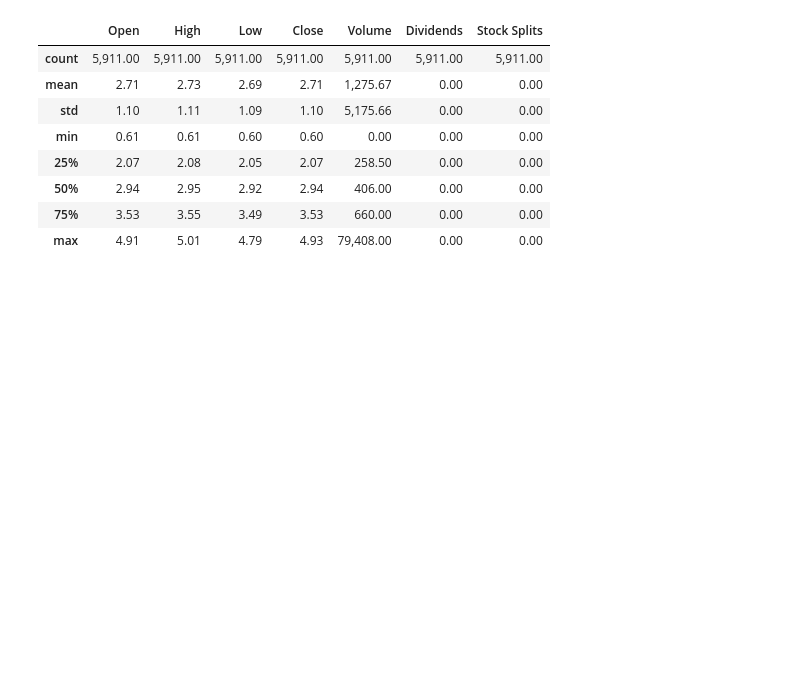
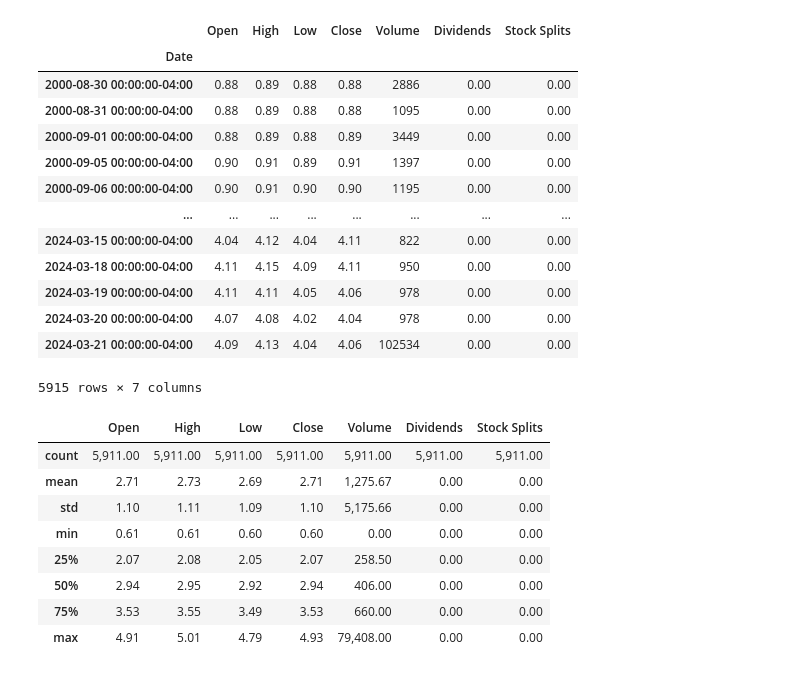
Before and after one commit to ivandimitrovkyulev/Notebooks, a Jupyter notebook: sample/analyses.ipynb, the cells around one changed output. Drawn from its saved outputs; the diff is of its cells as text; code cells hidden in the pictures; blank space fills up the shorter version.

```diff
--- a/sample/analyses.ipynb
+++ b/sample/analyses.ipynb
@@ -13,6 +13,23 @@ ticker = "HG=F"
 period = "50y"
 stock = yf.Ticker(ticker.upper())
 history = stock.history(period=period)
+# %%
+history
+# %% [output]
+|  | Open | High | Low | Close | Volume | Dividends | Stock Splits |
+| Date |  |  |  |  |  |  |  |
+| 2000-08-30 00:00:00-04:00 | 0.88 | 0.89 | 0.88 | 0.88 | 2886 | 0.00 | 0.00 |
+| 2000-08-31 00:00:00-04:00 | 0.88 | 0.89 | 0.88 | 0.88 | 1095 | 0.00 | 0.00 |
+| 2000-09-01 00:00:00-04:00 | 0.88 | 0.89 | 0.88 | 0.89 | 3449 | 0.00 | 0.00 |
+| 2000-09-05 00:00:00-04:00 | 0.90 | 0.91 | 0.89 | 0.91 | 1397 | 0.00 | 0.00 |
+| 2000-09-06 00:00:00-04:00 | 0.90 | 0.91 | 0.90 | 0.90 | 1195 | 0.00 | 0.00 |
+| ... | ... | ... | ... | ... | ... | ... | ... |
+| 2024-03-15 00:00:00-04:00 | 4.04 | 4.12 | 4.04 | 4.11 | 822 | 0.00 | 0.00 |
+| 2024-03-18 00:00:00-04:00 | 4.11 | 4.15 | 4.09 | 4.11 | 950 | 0.00 | 0.00 |
+| 2024-03-19 00:00:00-04:00 | 4.11 | 4.11 | 4.05 | 4.06 | 978 | 0.00 | 0.00 |
+| 2024-03-20 00:00:00-04:00 | 4.07 | 4.08 | 4.02 | 4.04 | 978 | 0.00 | 0.00 |
+| 2024-03-21 00:00:00-04:00 | 4.09 | 4.13 | 4.04 | 4.06 | 102534 | 0.00 | 0.00 |
+5915 rows × 7 columns
 # %%
 history.describe()
 # %% [output]
```
Also changed, not shown: 8 other files.
